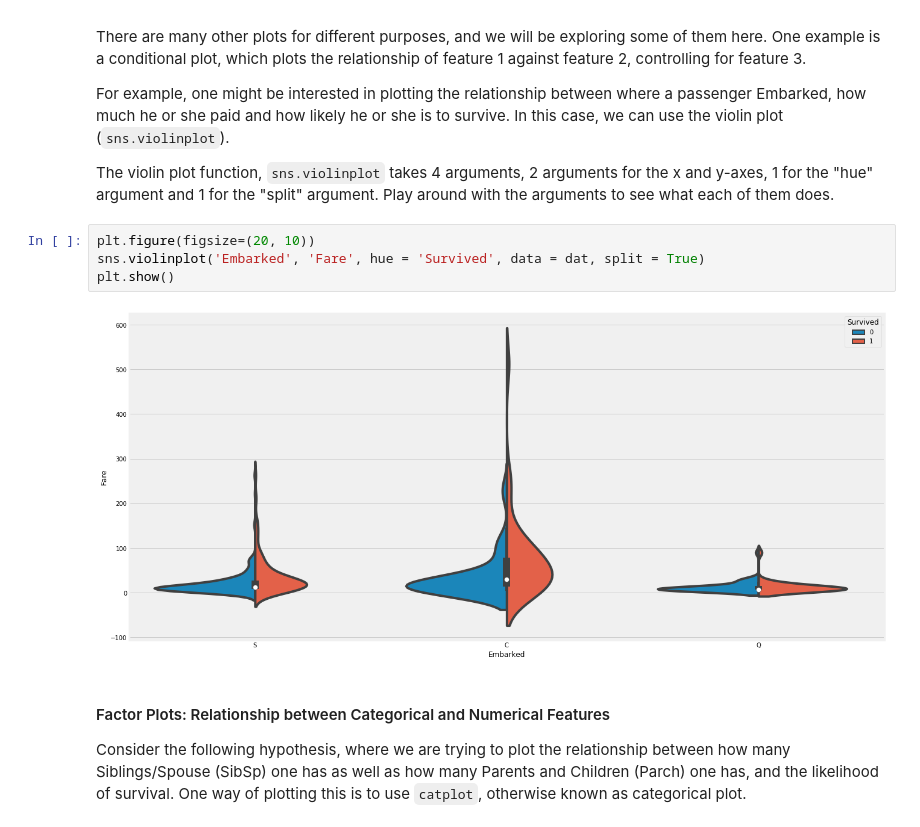
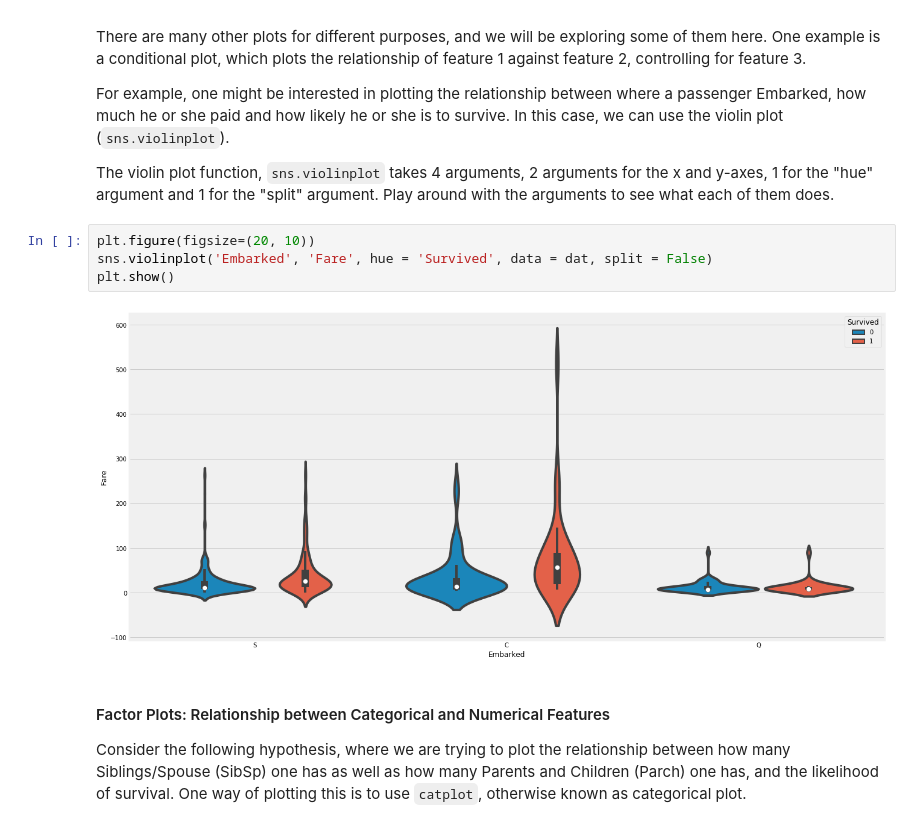
Before and after one commit to ngbolin/PythonProgrammingWorkshop, a Jupyter notebook: SMUMSE_ProgWorkshop_Lesson4.ipynb, the cells around one changed output. Saved outputs shown, nothing was run; the diff lists cells and outputs as text.

```diff
--- a/SMUMSE_ProgWorkshop_Lesson4.ipynb
+++ b/SMUMSE_ProgWorkshop_Lesson4.ipynb
@@ -298,10 +333,10 @@ For example, one might be interested in plotting the relationship between where
 The violin plot function, `sns.violinplot` takes 4 arguments, 2 arguments for the x and y-axes, 1 for the "hue" argument and 1 for the "split" argument. Play around with the arguments to see what each of them does.
 # %%
 plt.figure(figsize=(20, 10))
-sns.violinplot('Embarked', 'Fare', hue = 'Survived', data = dat, split = True)
+sns.violinplot('Embarked', 'Fare', hue = 'Survived', data = dat, split = False)
 plt.show()
 # %% [output]
-[figure, old version]
+[figure, new version]
 # %% [markdown]
 #### Factor Plots: Relationship between Categorical and Numerical Features
 
```
Also changed, not shown: parts of 13 cells of this notebook, 4 other files.
